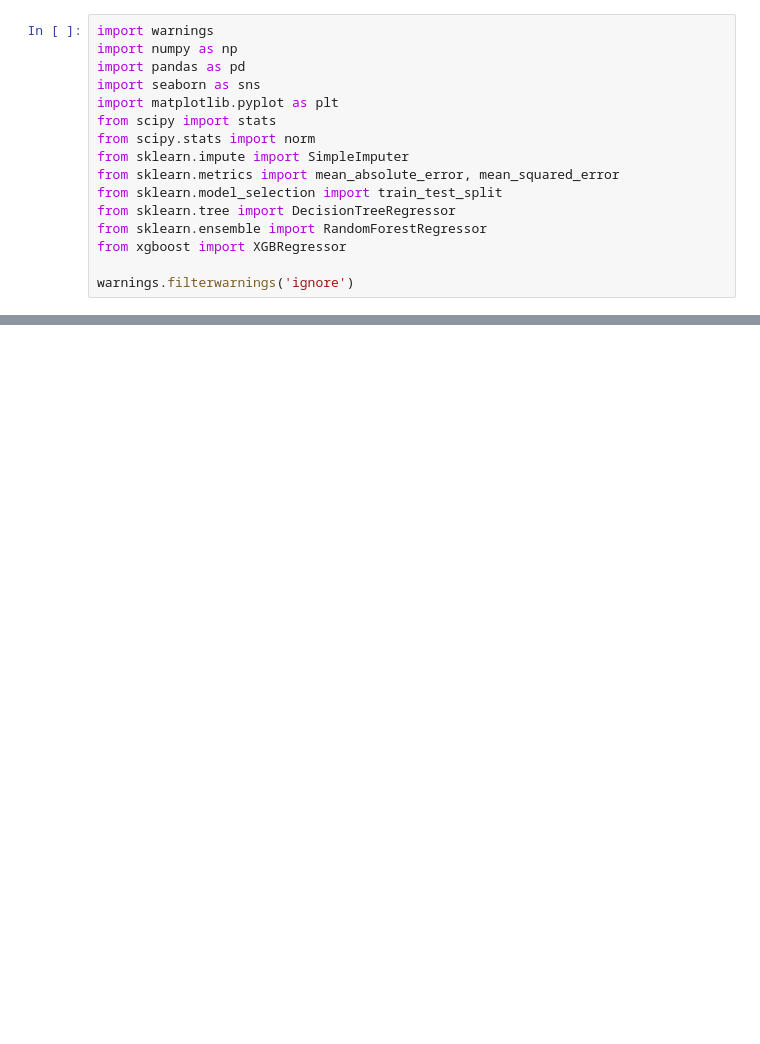
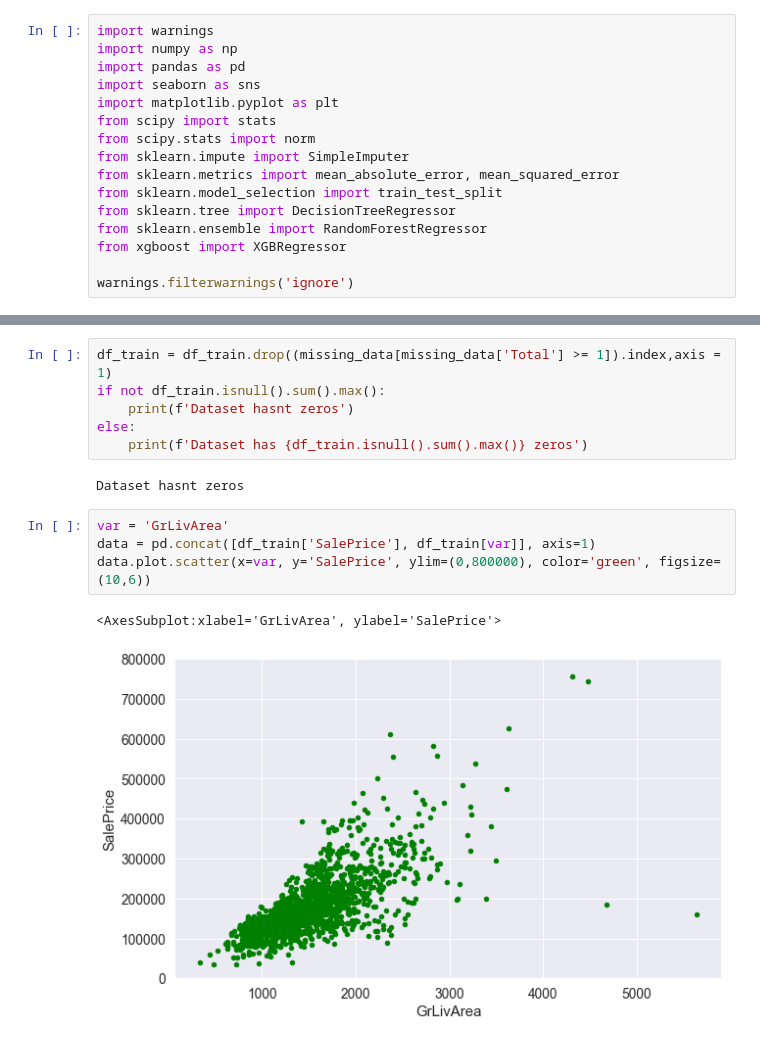
Before and after one commit to savrgg/kaggle_experiments, a Jupyter notebook: house_prediction/eda.ipynb, the cells around one changed output, grey strips where cells are left out. Drawn from its saved outputs; the diff is of its cells as text; blank space fills up the shorter version.

```diff
--- a/house_prediction/eda.ipynb
+++ b/house_prediction/eda.ipynb
@@ -26,0 +68,15 @@ FileNotFoundError: [Errno 2] No such file or directory: 'house_prediction/data/t
+# %%
+df_train = df_train.drop((missing_data[missing_data['Total'] >= 1]).index,axis = 1)
+if not df_train.isnull().sum().max():
+    print(f'Dataset hasnt zeros')
+else:
+    print(f'Dataset has {df_train.isnull().sum().max()} zeros')
+# %% [output]
+Dataset hasnt zeros
+# %%
+var = 'GrLivArea'
+data = pd.concat([df_train['SalePrice'], df_train[var]], axis=1)
+data.plot.scatter(x=var, y='SalePrice', ylim=(0,800000), color='green', figsize=(10,6))
+# %% [output]
+<AxesSubplot:xlabel='GrLivArea', ylabel='SalePrice'>
+[figure, added]
```
Also changed, not shown: parts of 24 cells of this notebook.
